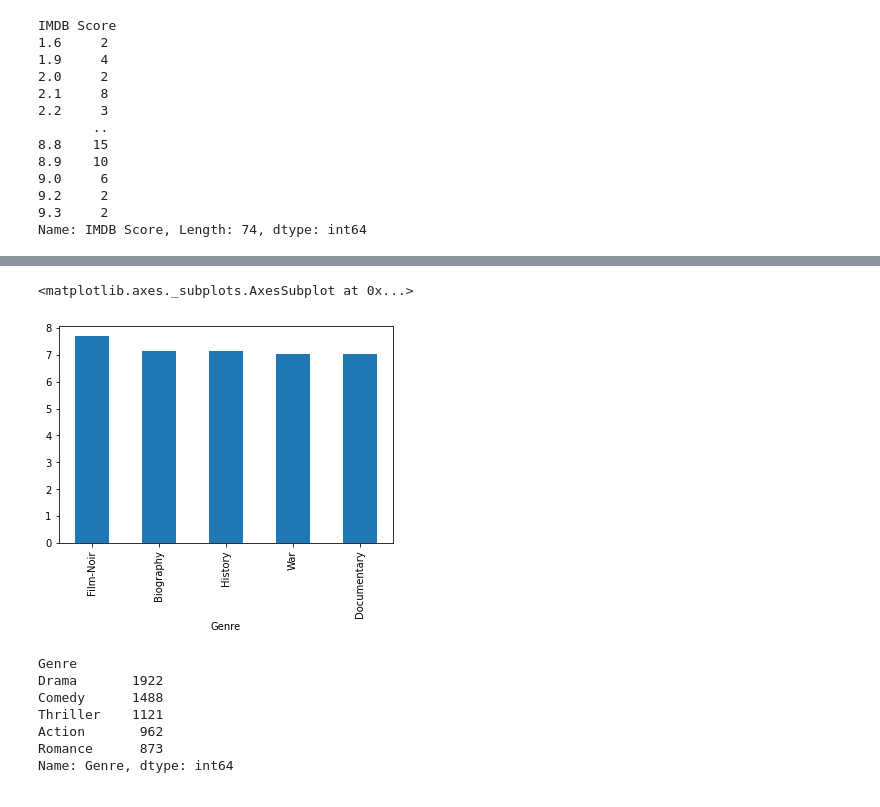
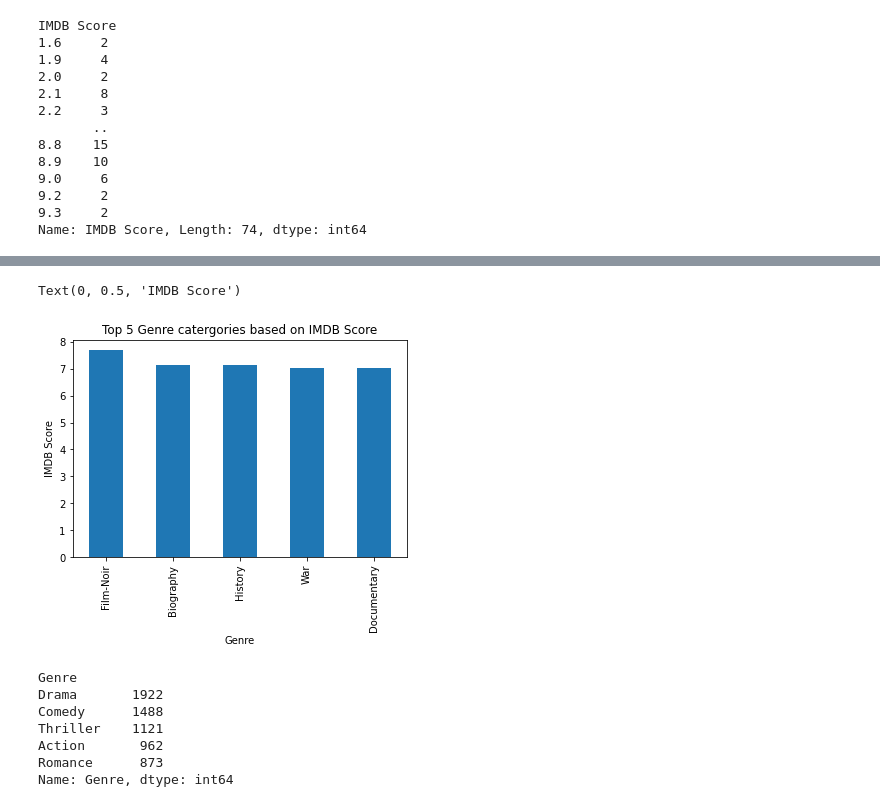
Before and after one commit to radowtay/Project-1, a Jupyter notebook: Top 5 Genres.ipynb, the cells around one changed output, grey strips where cells are left out. Saved outputs shown, nothing was run; the diff lists cells and outputs as text; code cells hidden in the pictures.

Commit message:
Finished Charts

```diff
--- a/Top 5 Genres.ipynb
+++ b/Top 5 Genres.ipynb
@@ -8,7 +8,9 @@ import numpy as np
 import matplotlib.pyplot as plt
 # %%
 #pull our DataFrame
-df = pd.read_csv("../Resources/clean_data.csv")
+file="clean_data.csv"
+df=pd.read_csv(file)
+#df = pd.read_csv("../Resources/clean_data.csv")
 df.head()
 # %% [output]
 |  | Unnamed: 0 | Title | Director | Movie Length (s) | Genre | Headlining Actor | Gross | Keywords | ... |
@@ -142,9 +156,12 @@ Name: IMDB Score, Length: 74, dtype: int64
 # %%
 #Top 5 Genre catergories based on IMDB Score
 topGdf = Genre_Average.sort_values("IMDB Score", ascending=False)
 topGenre = topGdf["IMDB Score"].nlargest(5)
 topGenre.plot.bar()
+plt.title("Top 5 Genre catergories based on IMDB Score")
+plt.xlabel("Genre")
+plt.ylabel("IMDB Score")
 # %% [output]
-<matplotlib.axes._subplots.AxesSubplot at 0x...>
+Text(0, 0.5, 'IMDB Score')
-[figure, old version]
+[figure, new version]
 # %%
```
Also changed, not shown: parts of 8 cells of this notebook.
